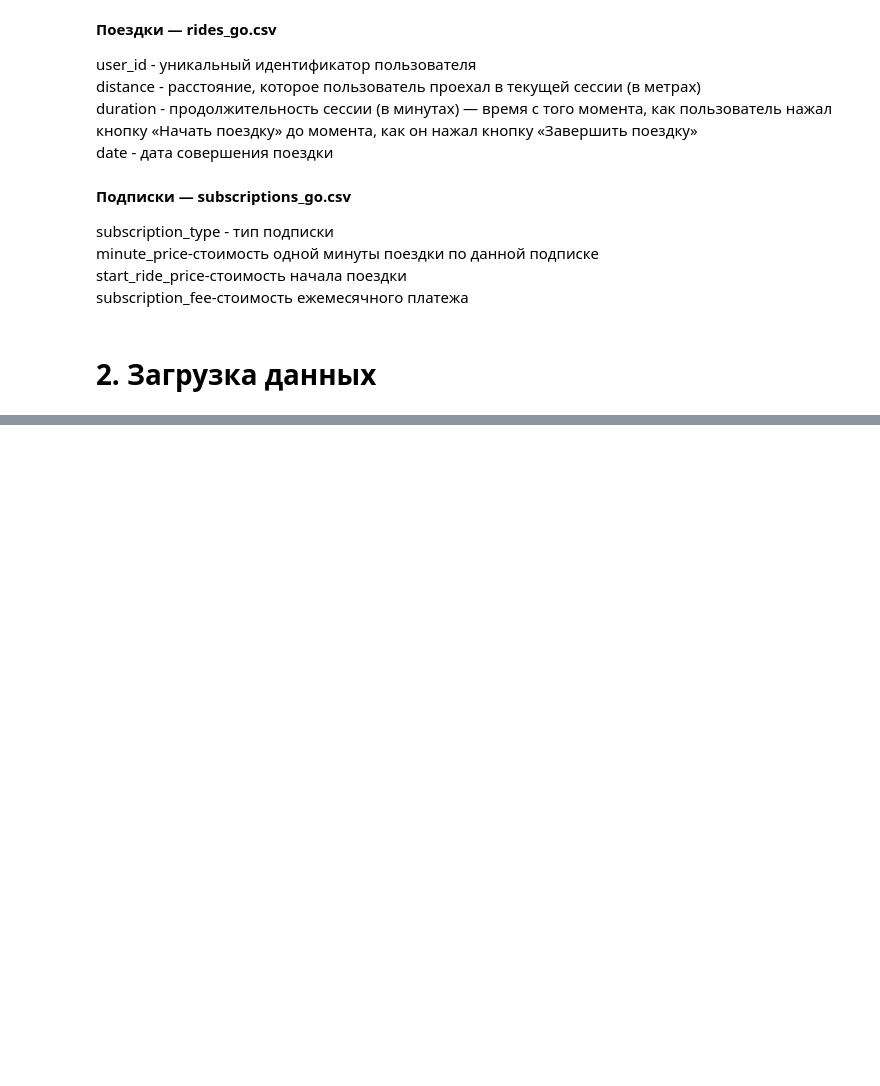
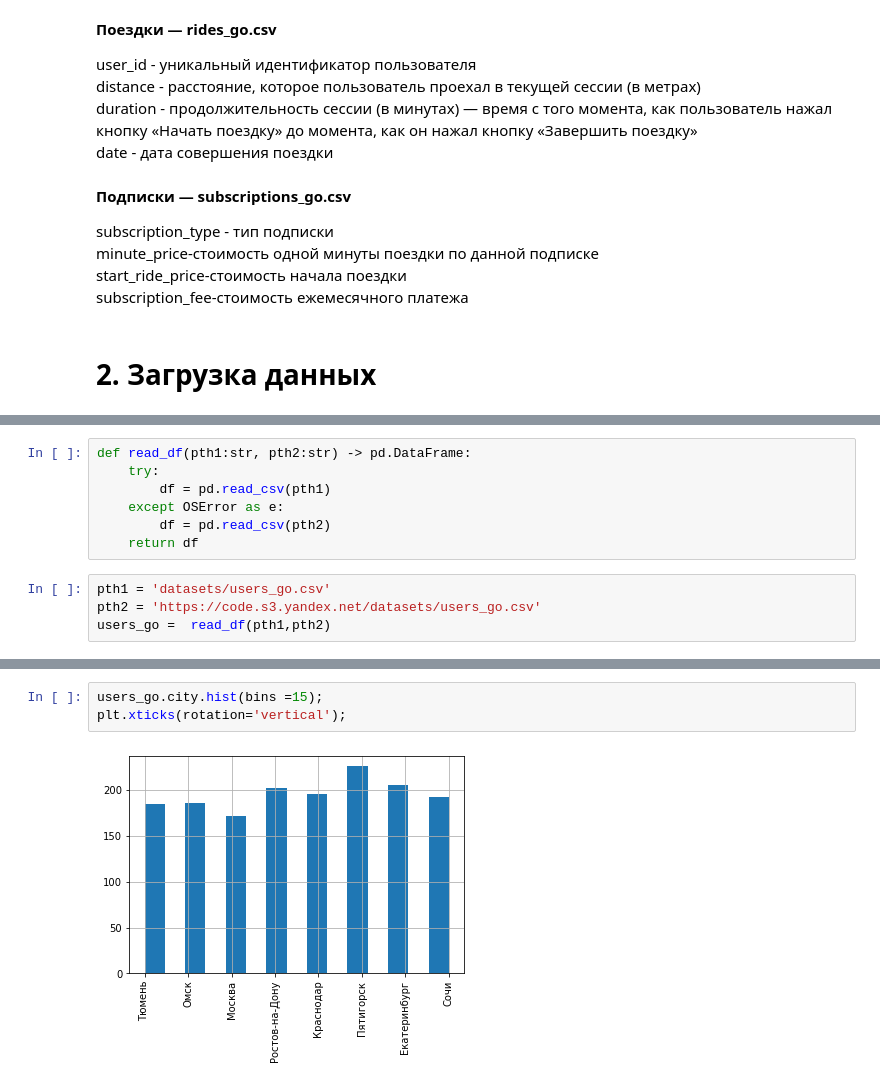
Before and after one commit to DmitrijUsachev/Sprint4, a Jupyter notebook: sprint4_project.ipynb, the cells around one changed output, grey strips where cells are left out. Saved outputs shown, nothing was run; the diff lists cells and outputs as text; blank space fills up the shorter version.

```diff
--- a/sprint4_project.ipynb
+++ b/sprint4_project.ipynb
@@ -48,0 +53,11 @@ import seaborn as sns
+# %%
+def read_df(pth1:str, pth2:str) -> pd.DataFrame:
+    try:
+        df = pd.read_csv(pth1)
+    except OSError as e:
+        df = pd.read_csv(pth2)
+    return df
+# %%
+pth1 = 'datasets/users_go.csv'
+pth2 = 'https://code.s3.yandex.net/datasets/users_go.csv'
+users_go =  read_df(pth1,pth2)
@@ -48,0 +356,5 @@ import seaborn as sns
+# %%
+users_go.city.hist(bins =15);
+plt.xticks(rotation='vertical');
+# %% [output]
+[figure, added]
```
Also changed, not shown: parts of 150 cells of this notebook.
